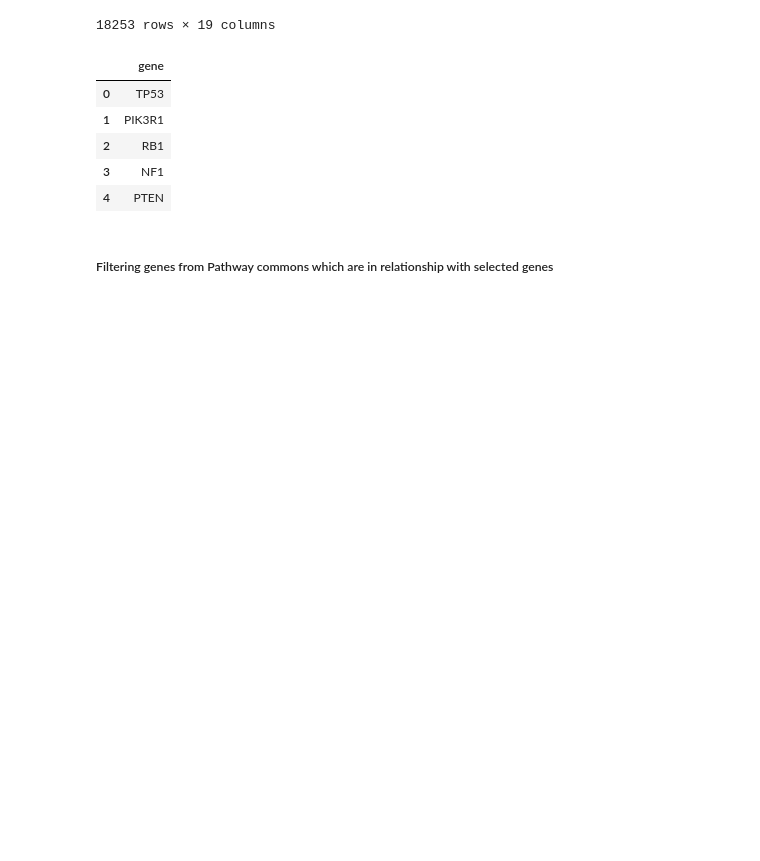
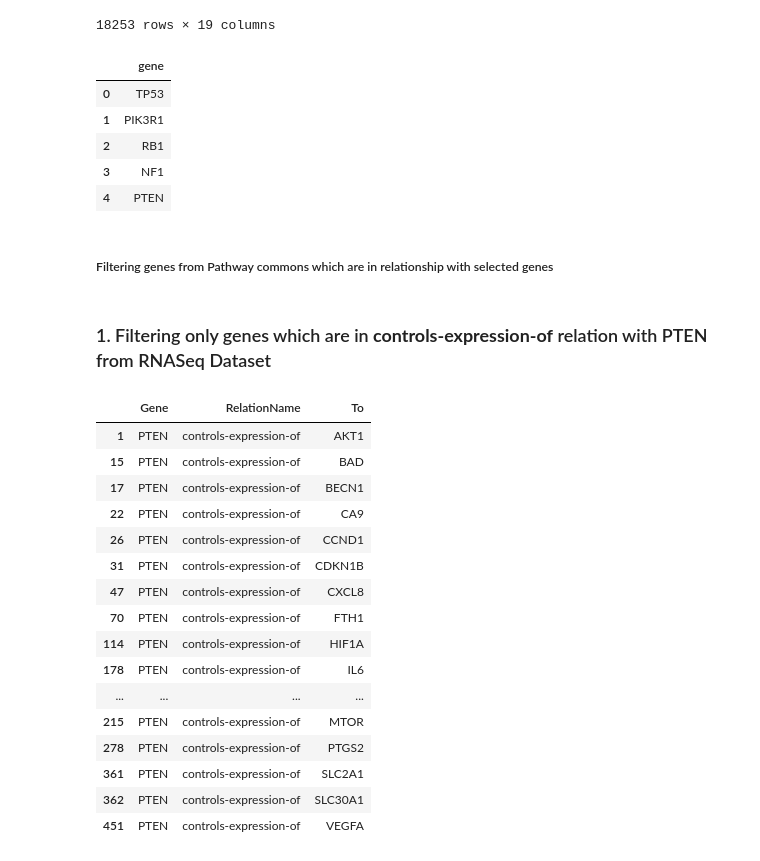
Before and after one commit to KisanThapa/ProjectCS638-Applied-Machine-Learning, a Jupyter notebook: PathwayCommons.ipynb, the cells around one changed output. Drawn from its saved outputs; the diff is of its cells as text; code cells hidden in the pictures; blank space fills up the shorter version.

```diff
--- a/PathwayCommons.ipynb
+++ b/PathwayCommons.ipynb
@@ -78 +80,25 @@ for gene in SigMut['gene']:
     rank = rank + 1
+# %% [markdown]
+### 1. Filtering only genes which are in **controls-expression-of** relation with PTEN from RNASeq Dataset
+# %%
+PTENRelated = pd.read_csv('pathwayCommons/5_PTEN_relation_gene.csv')
+ControlRelation = PTENRelated[PTENRelated['RelationName'] == 'controls-expression-of']
+ControlRelation
+# %% [output]
+|  | Gene | RelationName | To |
+| 1 | PTEN | controls-expression-of | AKT1 |
+| 15 | PTEN | controls-expression-of | BAD |
+| 17 | PTEN | controls-expression-of | BECN1 |
+| 22 | PTEN | controls-expression-of | CA9 |
+| 26 | PTEN | controls-expression-of | CCND1 |
+| 31 | PTEN | controls-expression-of | CDKN1B |
+| 47 | PTEN | controls-expression-of | CXCL8 |
+| 70 | PTEN | controls-expression-of | FTH1 |
+| 114 | PTEN | controls-expression-of | HIF1A |
+| 178 | PTEN | controls-expression-of | IL6 |
+| ... | ... | ... | ... |
+| 215 | PTEN | controls-expression-of | MTOR |
+| 278 | PTEN | controls-expression-of | PTGS2 |
+| 361 | PTEN | controls-expression-of | SLC2A1 |
+| 362 | PTEN | controls-expression-of | SLC30A1 |
+| 451 | PTEN | controls-expression-of | VEGFA |
```
Also changed, not shown: parts of 7 cells of this notebook, 12 other files.
